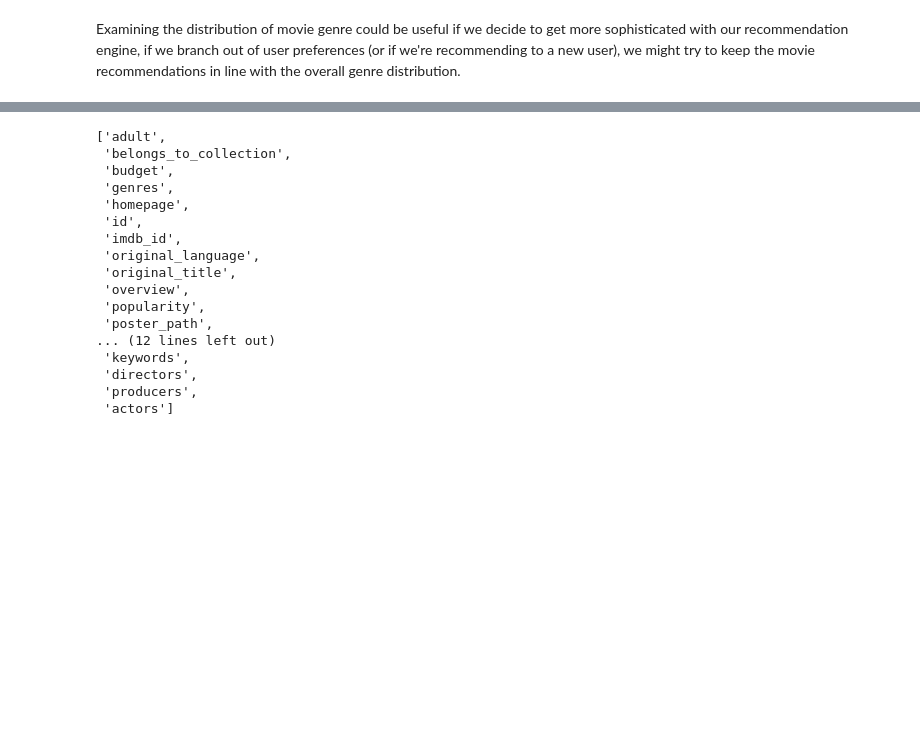
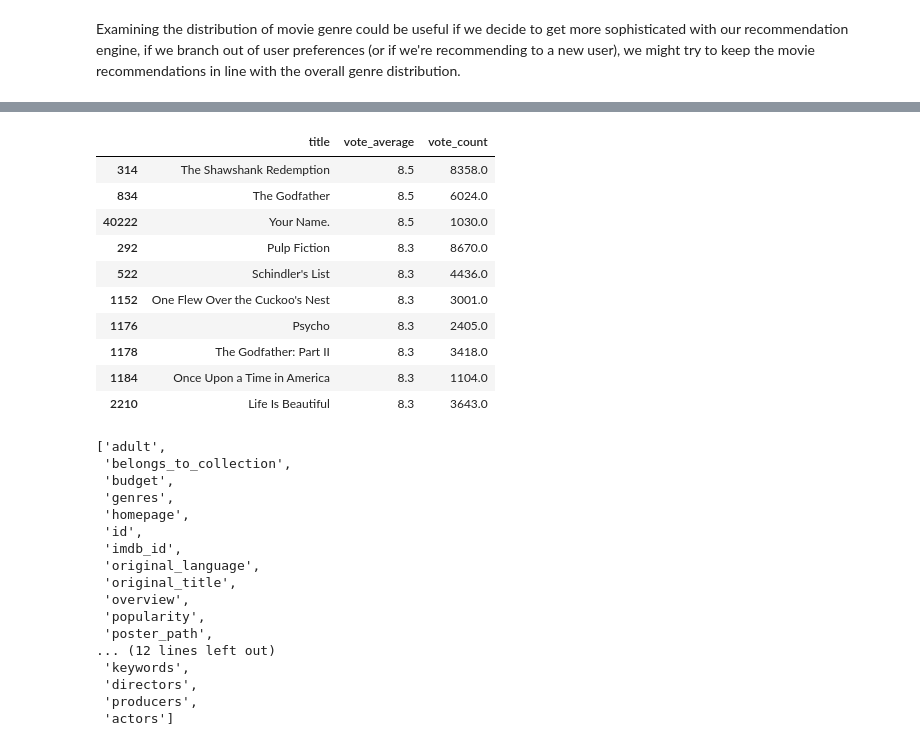
Before and after one commit to sachinac/ML7331, a Jupyter notebook: msds_7331_lab3.ipynb, the cells around one changed output, grey strips where cells are left out. Saved outputs shown, nothing was run; the diff lists cells and outputs as text; code cells hidden in the pictures; blank space fills up the shorter version.

```diff
--- a/msds_7331_lab3.ipynb
+++ b/msds_7331_lab3.ipynb
@@ -427,3 +554,17 @@ alt.Chart(movies[movies['vote_average'] > 0]).mark_bar().encode(
+# %%
+movies[movies['vote_count'] > 999].nlargest(10, 'vote_average')[['title','vote_average','vote_count']]
+# %% [output]
+|  | title | vote_average | vote_count |
+| 314 | The Shawshank Redemption | 8.5 | 8358.0 |
+| 834 | The Godfather | 8.5 | 6024.0 |
+| 40222 | Your Name. | 8.5 | 1030.0 |
+| 292 | Pulp Fiction | 8.3 | 8670.0 |
+| 522 | Schindler's List | 8.3 | 4436.0 |
+| 1152 | One Flew Over the Cuckoo's Nest | 8.3 | 3001.0 |
+| 1176 | Psycho | 8.3 | 2405.0 |
+| 1178 | The Godfather: Part II | 8.3 | 3418.0 |
+| 1184 | Once Upon a Time in America | 8.3 | 1104.0 |
+| 2210 | Life Is Beautiful | 8.3 | 3643.0 |
 # %%
 list(movies.columns)
 # %% [output]
```
Also changed, not shown: parts of 23 cells of this notebook.
